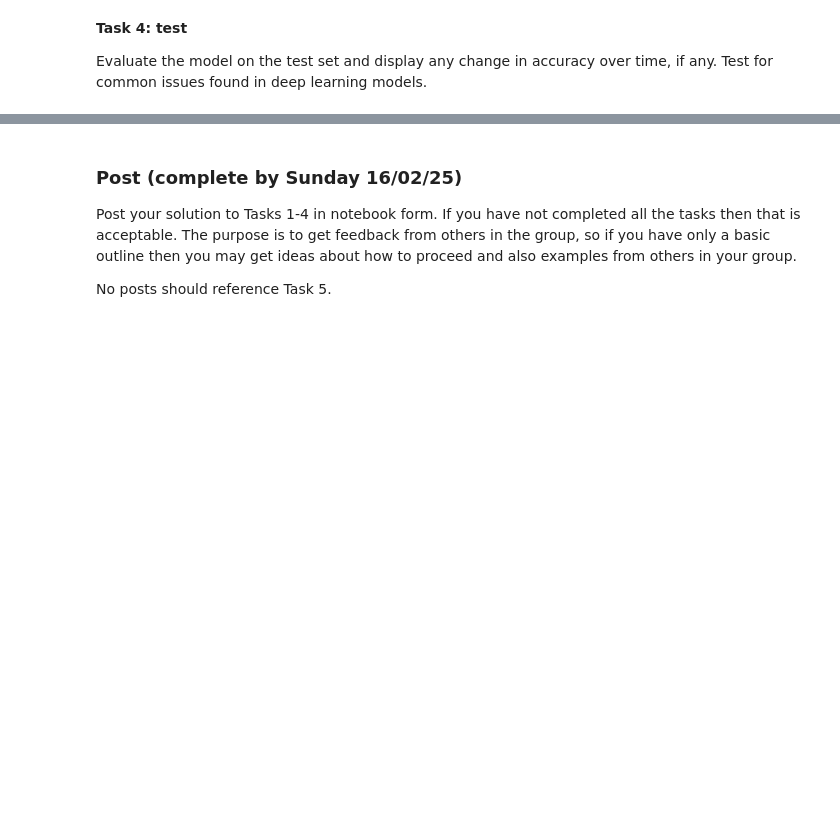
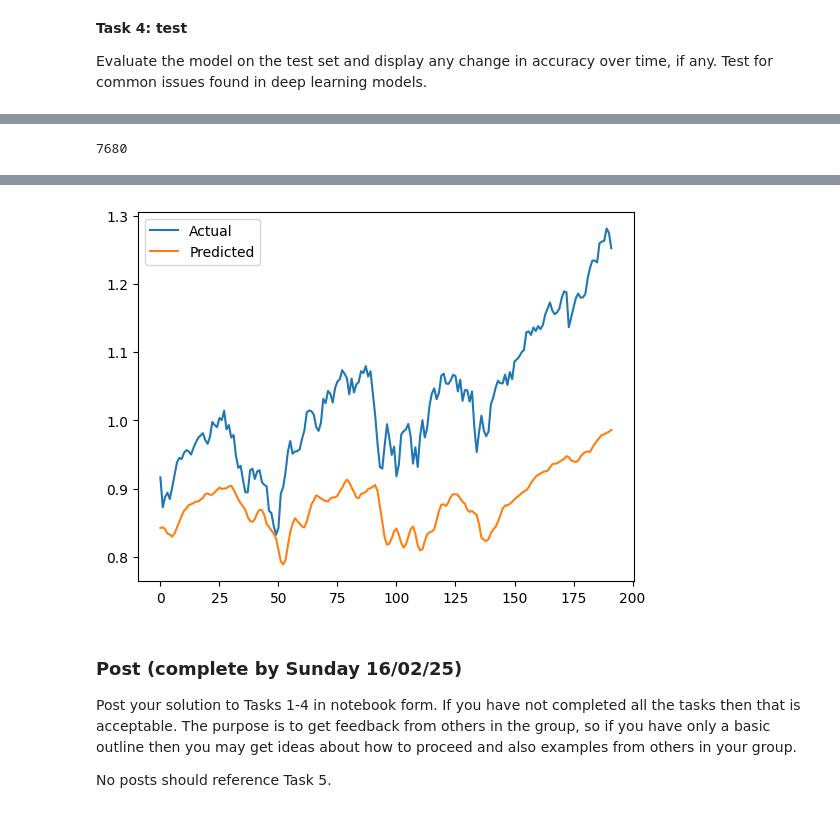
Before and after one commit to Noonansean1/CS5004, a Jupyter notebook: e-tivity2/Etivity2_23300159.ipynb, the cells around one changed output, grey strips where cells are left out. Drawn from its saved outputs; the diff is of its cells as text; code cells hidden in the pictures; blank space fills up the shorter version.

```diff
--- a/e-tivity2/Etivity2_23300159.ipynb
+++ b/e-tivity2/Etivity2_23300159.ipynb
@@ -304,0 +328,32 @@ y_pred = model.predict(X_test)
+# %%
+X_test.size  # Returns total number of elements
+# %% [output]
+7680
+# %%
+from sklearn.preprocessing import MinMaxScaler
+import matplotlib.pyplot as plt
+
+# Assuming you've already scaled the target variable (y)
+scaler_y = MinMaxScaler()
+
+# Fit the scaler only on the target variable during training
+y_train_scaled = scaler_y.fit_transform(y_train.reshape(-1, 1))
+
+# Use the same scaler to transform the test target values
+y_test_scaled = scaler_y.transform(y_test.reshape(-1, 1))
+
+# Now generate predictions (assumes the model has been trained)
+predictions = model.predict(X_test)
+
+# Inverse transform predictions using scaler_y (target variable scaler)
+predictions = scaler_y.inverse_transform(predictions.reshape(-1, 1))
+
+# Inverse transform y_test using the same scaler (target variable scaler)
+y_test_actual = scaler_y.inverse_transform(y_test.reshape(-1, 1))
+
+# Plot actual vs predicted values
+plt.plot(y_test_actual, label="Actual")
+plt.plot(predictions, label="Predicted")
+plt.legend()
+plt.show()
+# %% [output]
@@ -304,0 +361 @@ y_pred = model.predict(X_test)
+[figure, added]
```
Also changed, not shown: parts of 17 cells of this notebook.
